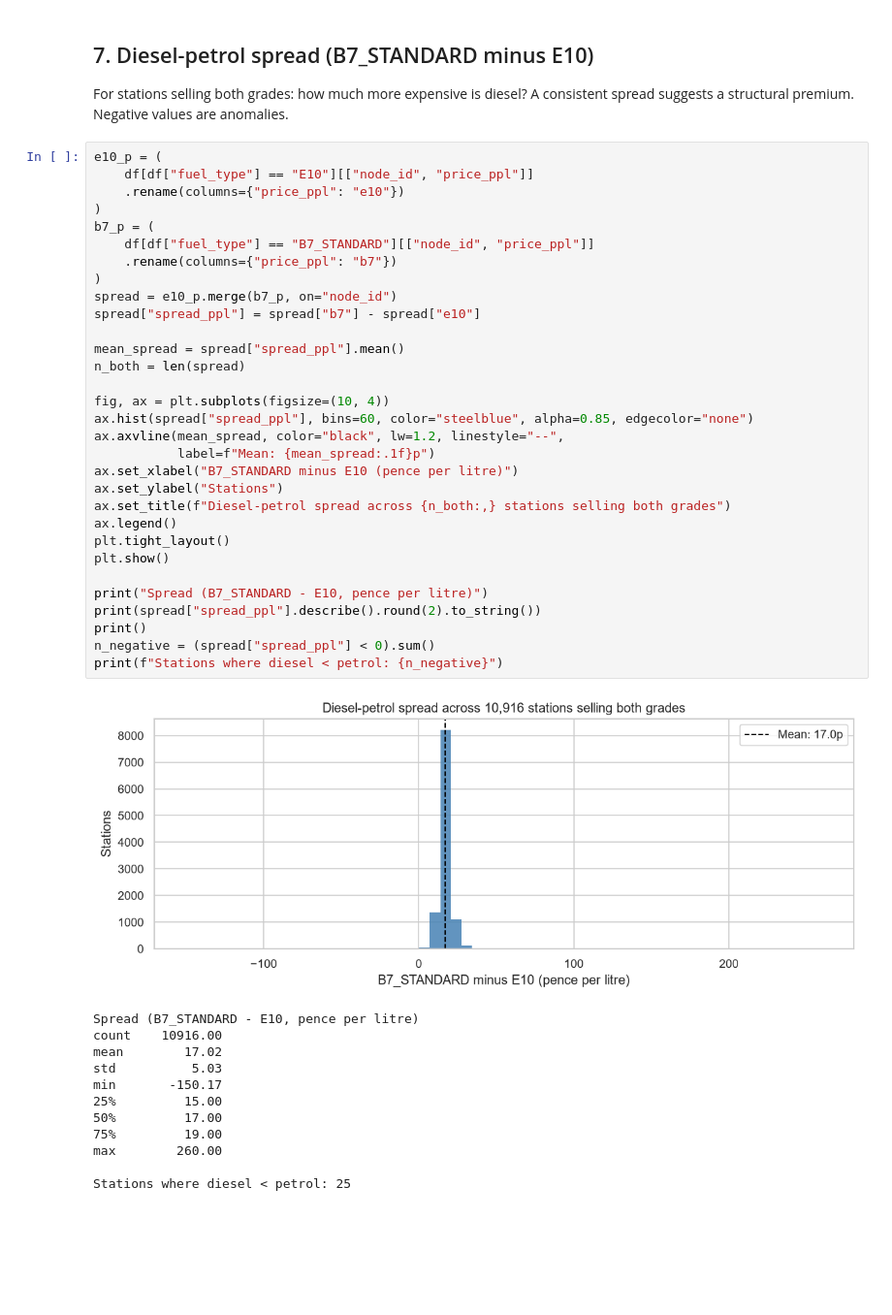
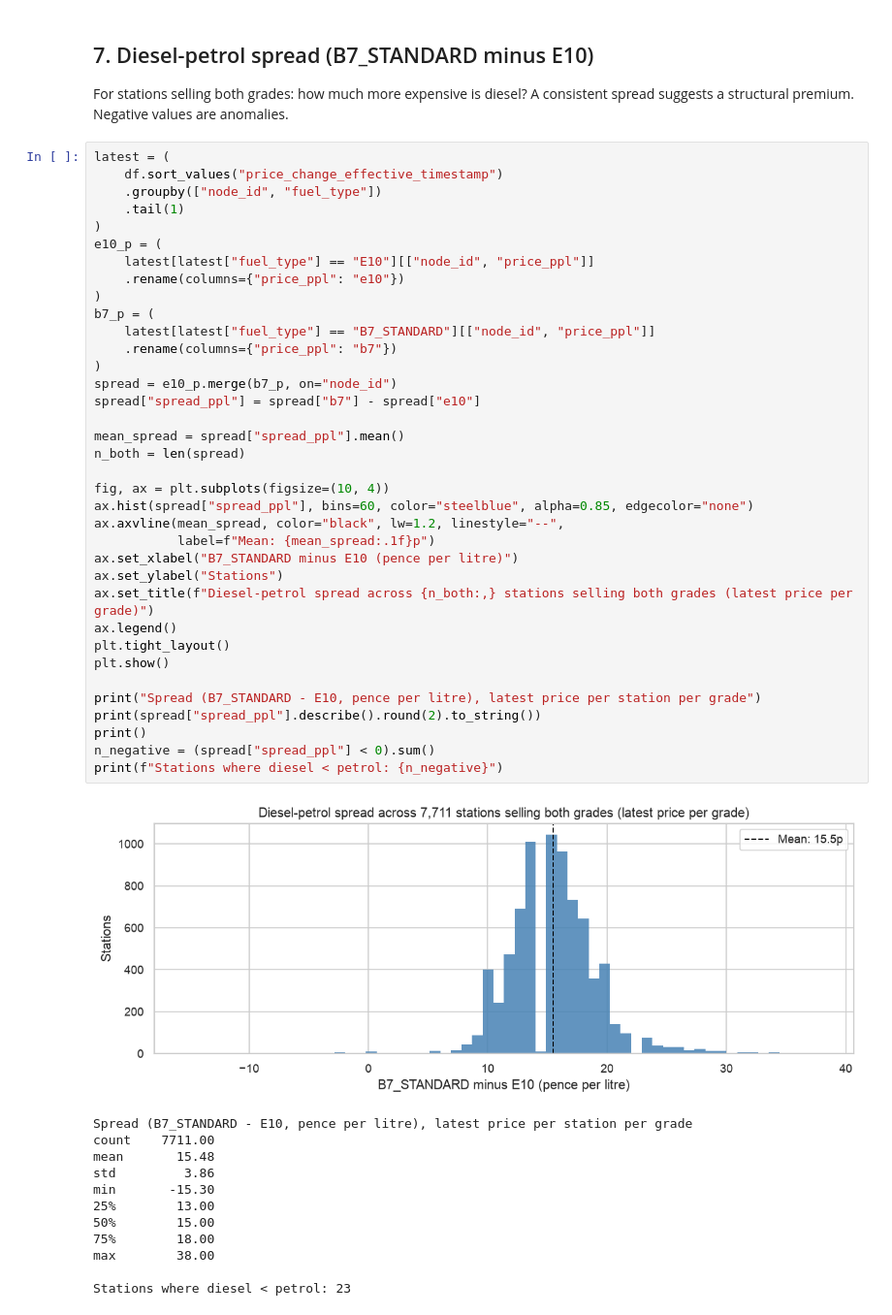
Before and after one commit to michalisp2906/fuel-fairness-project, a Jupyter notebook: eda.ipynb, the cells around one changed output. Shown at 97% size. Cells and saved outputs as stored; diff of their text form; blank space fills up the shorter version.

```diff
--- a/eda.ipynb
+++ b/eda.ipynb
@@ -267,46 +257,51 @@ NORTHERN IRELAND       122 147.12   145.9  4.14
 For stations selling both grades: how much more expensive is diesel?
 A consistent spread suggests a structural premium. Negative values are anomalies.
 # %%
+latest = (
+    df.sort_values("price_change_effective_timestamp")
+    .groupby(["node_id", "fuel_type"])
+    .tail(1)
+)
 e10_p = (
-    df[df["fuel_type"] == "E10"][["node_id", "price_ppl"]]
+    latest[latest["fuel_type"] == "E10"][["node_id", "price_ppl"]]
     .rename(columns={"price_ppl": "e10"})
 )
 b7_p = (
-    df[df["fuel_type"] == "B7_STANDARD"][["node_id", "price_ppl"]]
+    latest[latest["fuel_type"] == "B7_STANDARD"][["node_id", "price_ppl"]]
     .rename(columns={"price_ppl": "b7"})
 )
 spread = e10_p.merge(b7_p, on="node_id")
 spread["spread_ppl"] = spread["b7"] - spread["e10"]
 
 mean_spread = spread["spread_ppl"].mean()
 n_both = len(spread)
 
 fig, ax = plt.subplots(figsize=(10, 4))
 ax.hist(spread["spread_ppl"], bins=60, color="steelblue", alpha=0.85, edgecolor="none")
 ax.axvline(mean_spread, color="black", lw=1.2, linestyle="--",
            label=f"Mean: {mean_spread:.1f}p")
 ax.set_xlabel("B7_STANDARD minus E10 (pence per litre)")
 ax.set_ylabel("Stations")
-ax.set_title(f"Diesel-petrol spread across {n_both:,} stations selling both grades")
+ax.set_title(f"Diesel-petrol spread across {n_both:,} stations selling both grades (latest price per grade)")
 ax.legend()
 plt.tight_layout()
 plt.show()
 
-print("Spread (B7_STANDARD - E10, pence per litre)")
+print("Spread (B7_STANDARD - E10, pence per litre), latest price per station per grade")
 print(spread["spread_ppl"].describe().round(2).to_string())
 print()
 n_negative = (spread["spread_ppl"] < 0).sum()
 print(f"Stations where diesel < petrol: {n_negative}")
 # %% [output]
-[figure, old version]
+[figure, new version]
-Spread (B7_STANDARD - E10, pence per litre)
-count    10916.00
-mean        17.02
-std          5.03
-min       -150.17
-25%         15.00
-50%         17.00
-75%         19.00
-max        260.00
+Spread (B7_STANDARD - E10, pence per litre), latest price per station per grade
+count    7711.00
+mean       15.48
+std         3.86
+min       -15.30
+25%        13.00
+50%        15.00
+75%        18.00
+max        38.00
 
-Stations where diesel < petrol: 25
+Stations where diesel < petrol: 23
```
Also changed, not shown: parts of 7 cells of this notebook.
